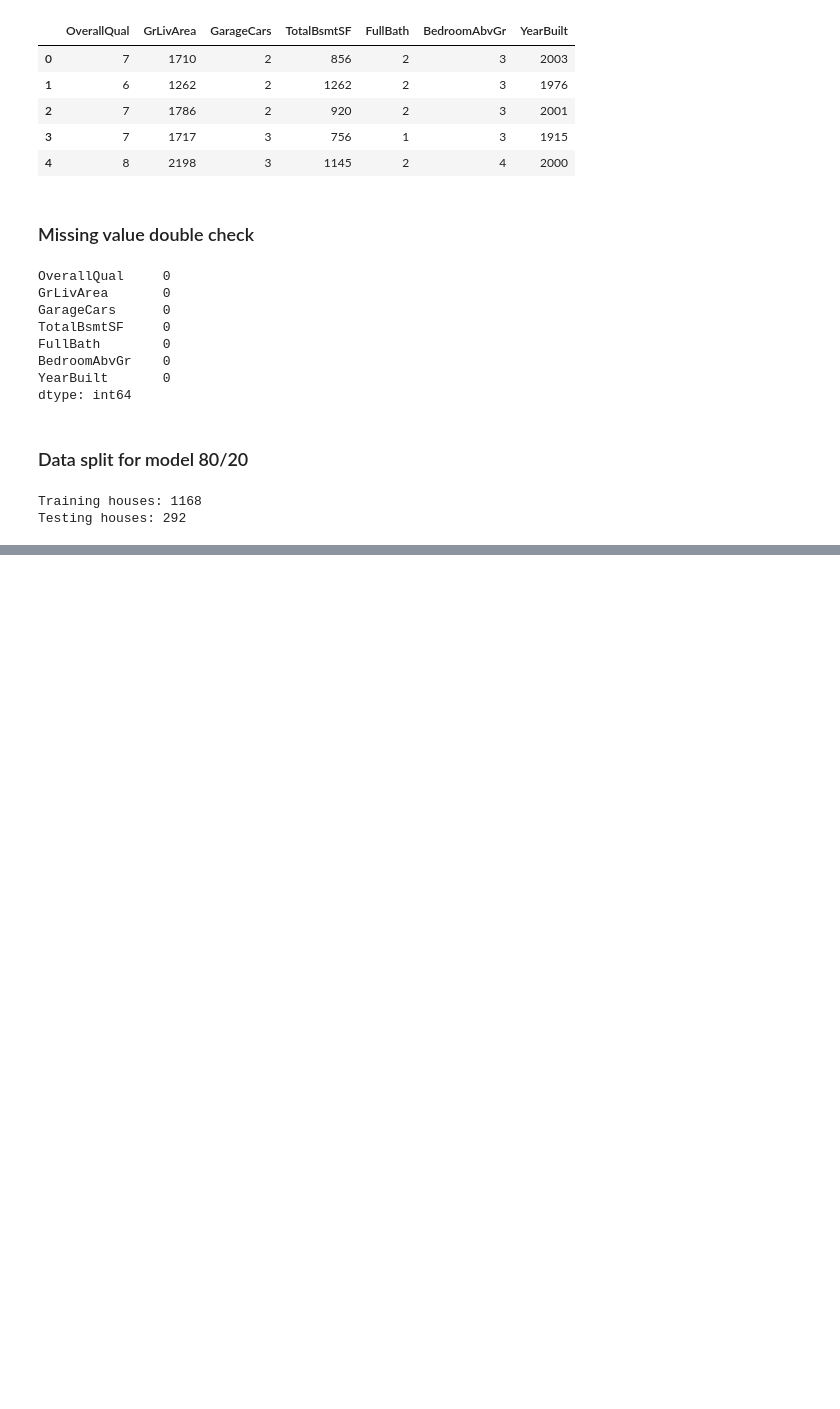
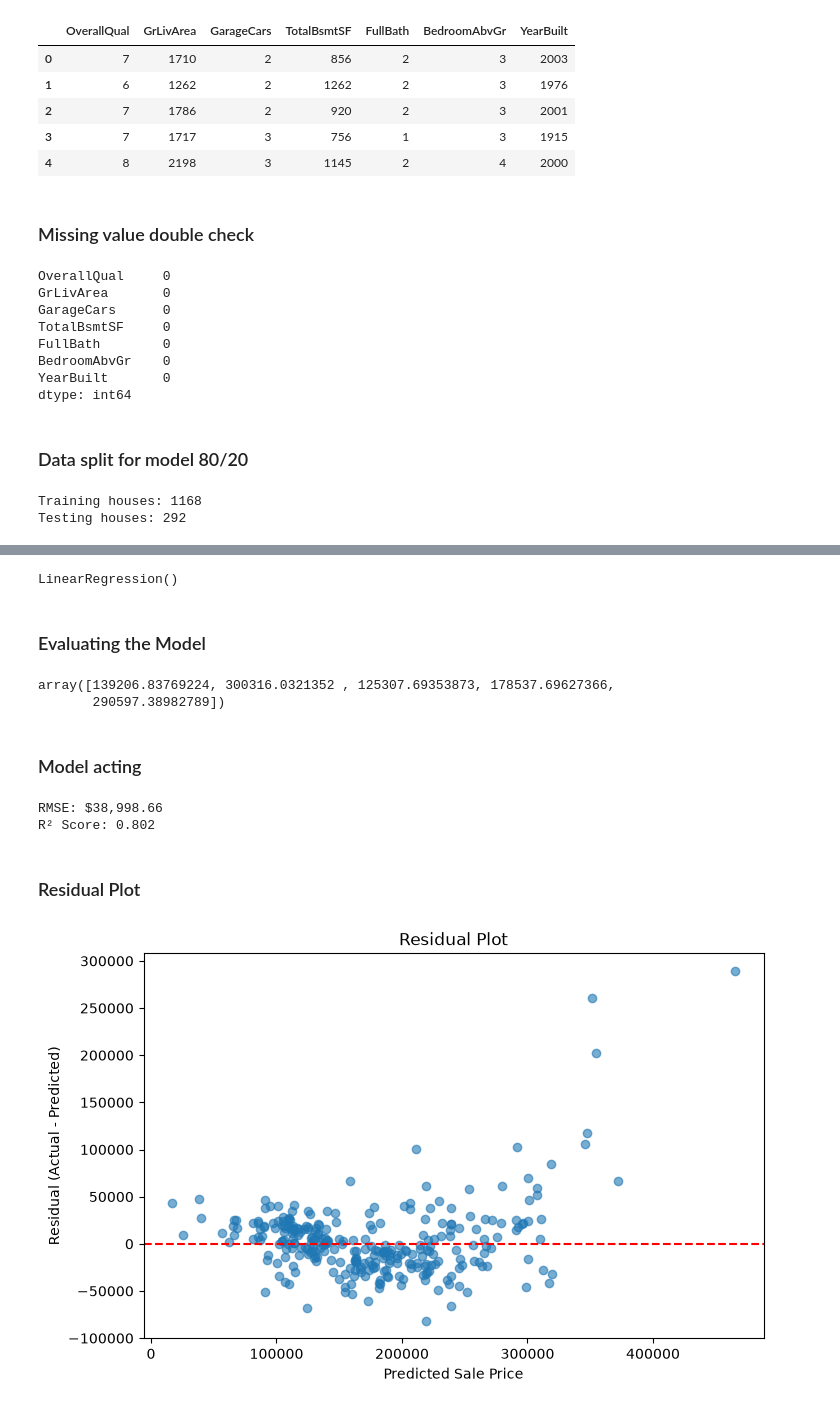
Before and after one commit to PolinaYukhnovets/AIML_6_HousePricePrediction_byte, a Jupyter notebook: house_price_prediction.ipynb, the cells around one changed output, grey strips where cells are left out. Cells and saved outputs as stored; diff of their text form; code cells hidden in the pictures; blank space fills up the shorter version.

Commit message:
Model training

```diff
--- a/house_price_prediction.ipynb
+++ b/house_price_prediction.ipynb
@@ -123,0 +126,52 @@ Testing houses: 292
+# %%
+from sklearn.linear_model import LinearRegression
+
+model = LinearRegression()
+
+model.fit(X_train, y_train)
+# %% [output]
+LinearRegression()
+# %% [markdown]
+### Evaluating the Model
+# %%
+y_pred = model.predict(X_test)
+
+y_pred[:5]
+# %% [output]
+array([139206.83769224, 300316.0321352 , 125307.69353873, 178537.69627366,
+       290597.38982789])
+# %% [markdown]
+### Model acting
+# %%
+from sklearn.metrics import mean_squared_error, r2_score
+import numpy as np
+
+y_pred = model.predict(X_test)
+
+rmse = np.sqrt(mean_squared_error(y_test, y_pred))
+r2 = r2_score(y_test, y_pred)
+
+print(f"RMSE: ${rmse:,.2f}")
+print(f"R² Score: {r2:.3f}")
+# %% [output]
+RMSE: $38,998.66
+R² Score: 0.802
+# %% [markdown]
+### Residual Plot
+# %%
+import matplotlib.pyplot as plt
+
+residuals = y_test - y_pred
+
+plt.figure(figsize=(8, 5))
+plt.scatter(y_pred, residuals, alpha=0.6)
+plt.axhline(y=0, color="red", linestyle="--")
+
+plt.xlabel("Predicted Sale Price")
+plt.ylabel("Residual (Actual - Predicted)")
+plt.title("Residual Plot")
+
+plt.savefig("images/residual_plot.png", bbox_inches="tight")
+plt.show()
+# %% [output]
+[figure, added]
```
Also changed, not shown: parts of 1 cell of this notebook, 1 other file.
